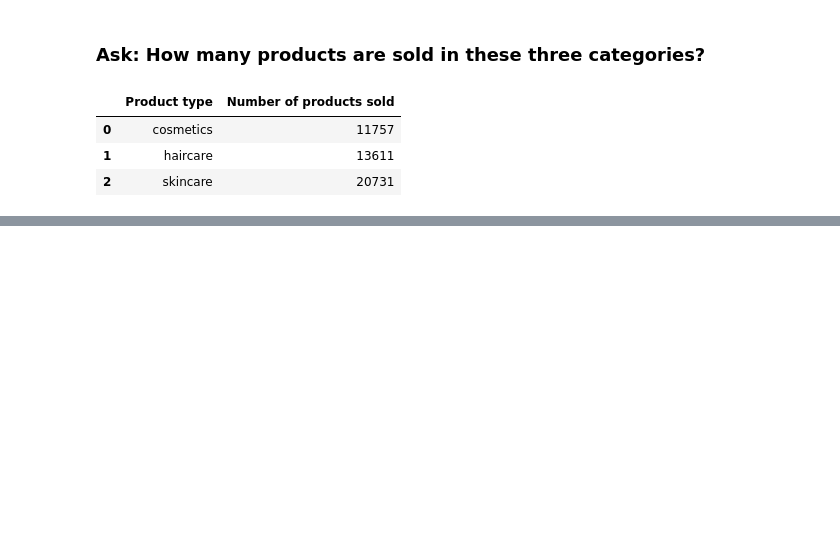
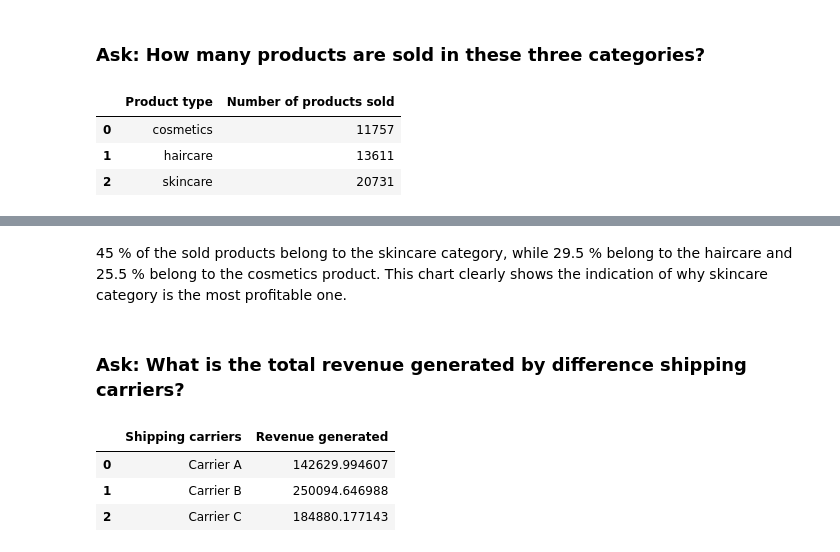
Before and after one commit to Nishan-k/Supply-chain-analysis-with-Python, a Jupyter notebook: main.ipynb, the cells around one changed output, grey strips where cells are left out. Cells and saved outputs as stored; diff of their text form; code cells hidden in the pictures; blank space fills up the shorter version.

```diff
--- a/main.ipynb
+++ b/main.ipynb
@@ -77,3 +77,16 @@ pie_chart.update_traces(textposition='inside', textinfo='percent+label')
 pie_chart.show()
 # %% [output]
 [interactive output not drawn]
+# %% [markdown]
+45 % of the sold products belong to the skincare category, while 29.5 % belong to the haircare and 25.5 % belong to the
+cosmetics product. This chart clearly shows the indication of why skincare category is the most profitable one.
+# %% [markdown]
+### Ask: What is the total revenue generated by difference shipping carriers?
+# %%
+revenue_per_shipping_carrier = data.groupby('Shipping carriers')['Revenue generated'].sum().reset_index()
+revenue_per_shipping_carrier
+# %% [output]
+|  | Shipping carriers | Revenue generated |
+| 0 | Carrier A | 142629.994607 |
+| 1 | Carrier B | 250094.646988 |
+| 2 | Carrier C | 184880.177143 |
```
Also changed, not shown: parts of 1 cell of this notebook, 1 other file.
